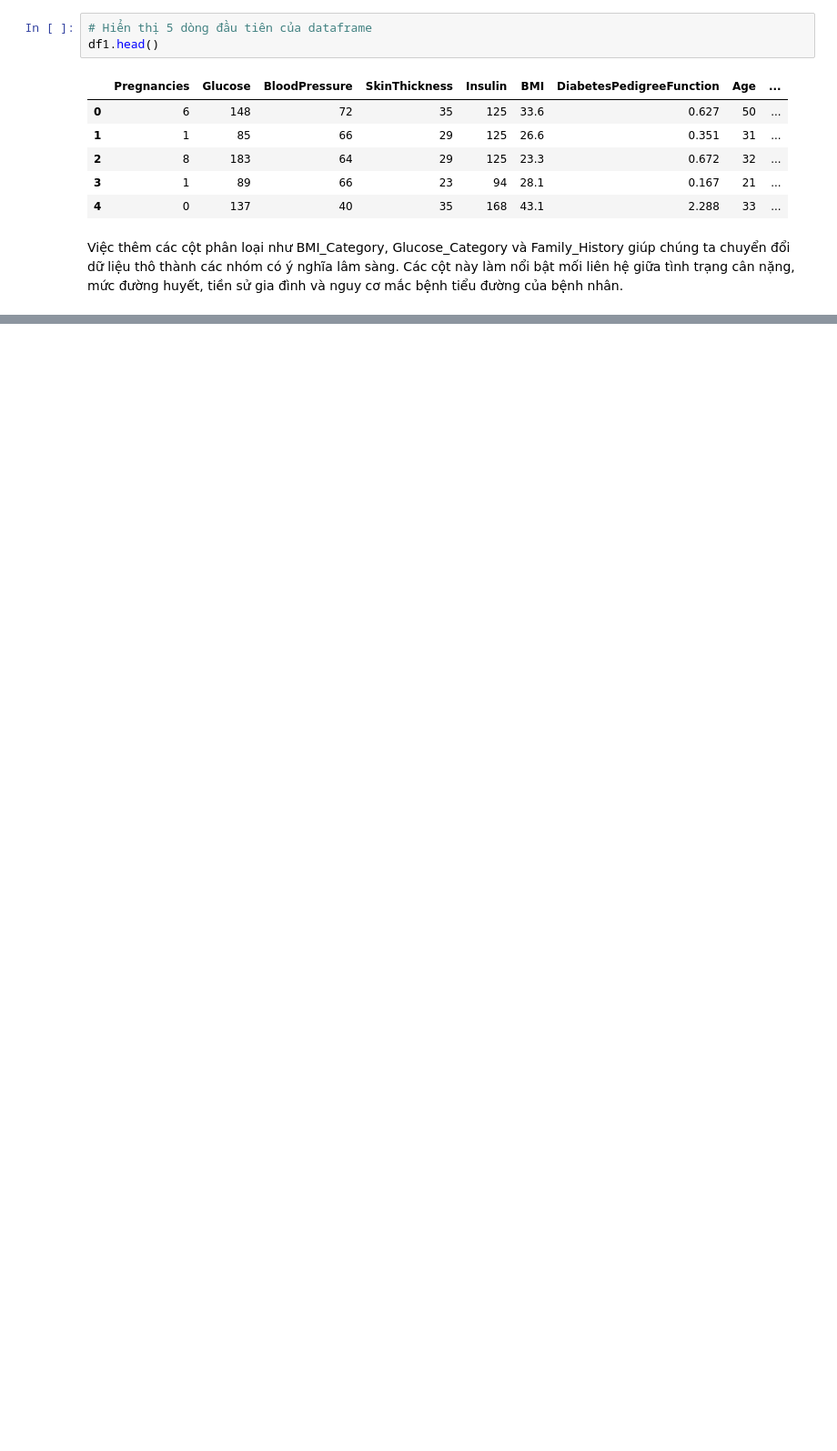
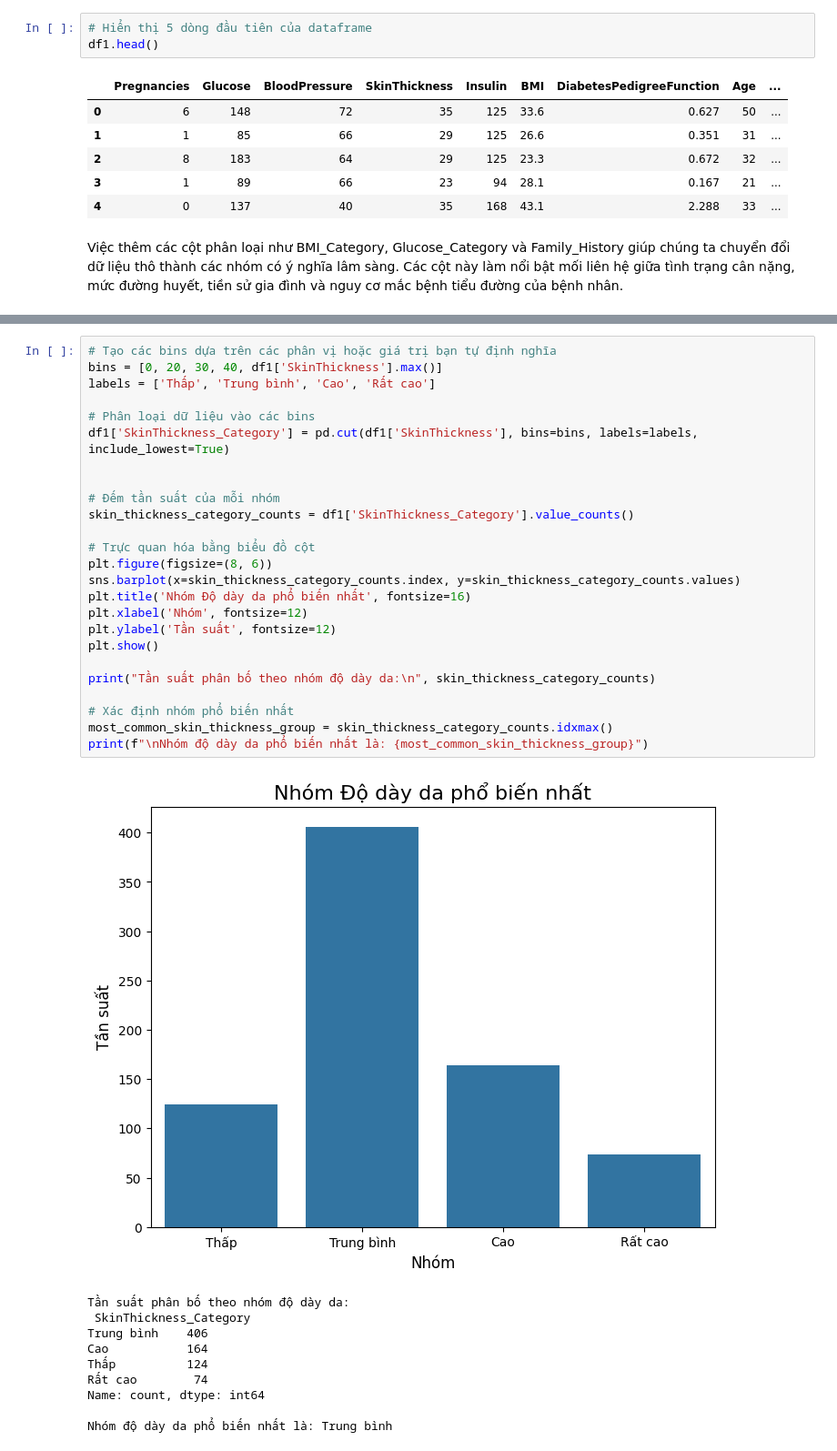
Before and after one commit to Mint0511/PTDL-25-26, a Jupyter notebook: hiep_3122410110_diabetes.ipynb, the cells around one changed output, grey strips where cells are left out. Shown at 91% size. Drawn from its saved outputs; the diff is of its cells as text; blank space fills up the shorter version.

```diff
--- a/hiep_3122410110_diabetes.ipynb
+++ b/hiep_3122410110_diabetes.ipynb
@@ -475,0 +442,36 @@ plt.show()
+# %%
+# Tạo các bins dựa trên các phân vị hoặc giá trị bạn tự định nghĩa
+bins = [0, 20, 30, 40, df1['SkinThickness'].max()]
+labels = ['Thấp', 'Trung bình', 'Cao', 'Rất cao']
+
+# Phân loại dữ liệu vào các bins
+df1['SkinThickness_Category'] = pd.cut(df1['SkinThickness'], bins=bins, labels=labels, include_lowest=True)
+
+
+# Đếm tần suất của mỗi nhóm
+skin_thickness_category_counts = df1['SkinThickness_Category'].value_counts()
+
+# Trực quan hóa bằng biểu đồ cột
+plt.figure(figsize=(8, 6))
+sns.barplot(x=skin_thickness_category_counts.index, y=skin_thickness_category_counts.values)
+plt.title('Nhóm Độ dày da phổ biến nhất', fontsize=16)
+plt.xlabel('Nhóm', fontsize=12)
+plt.ylabel('Tần suất', fontsize=12)
+plt.show()
+
+print("Tần suất phân bố theo nhóm độ dày da:\n", skin_thickness_category_counts)
+
+# Xác định nhóm phổ biến nhất
+most_common_skin_thickness_group = skin_thickness_category_counts.idxmax()
+print(f"\nNhóm độ dày da phổ biến nhất là: {most_common_skin_thickness_group}")
+# %% [output]
+[figure, added]
+Tần suất phân bố theo nhóm độ dày da:
+ SkinThickness_Category
+Trung bình    406
+Cao           164
+Thấp          124
+Rất cao        74
+Name: count, dtype: int64
+
+Nhóm độ dày da phổ biến nhất là: Trung bình
```
Also changed, not shown: parts of 58 cells of this notebook.
